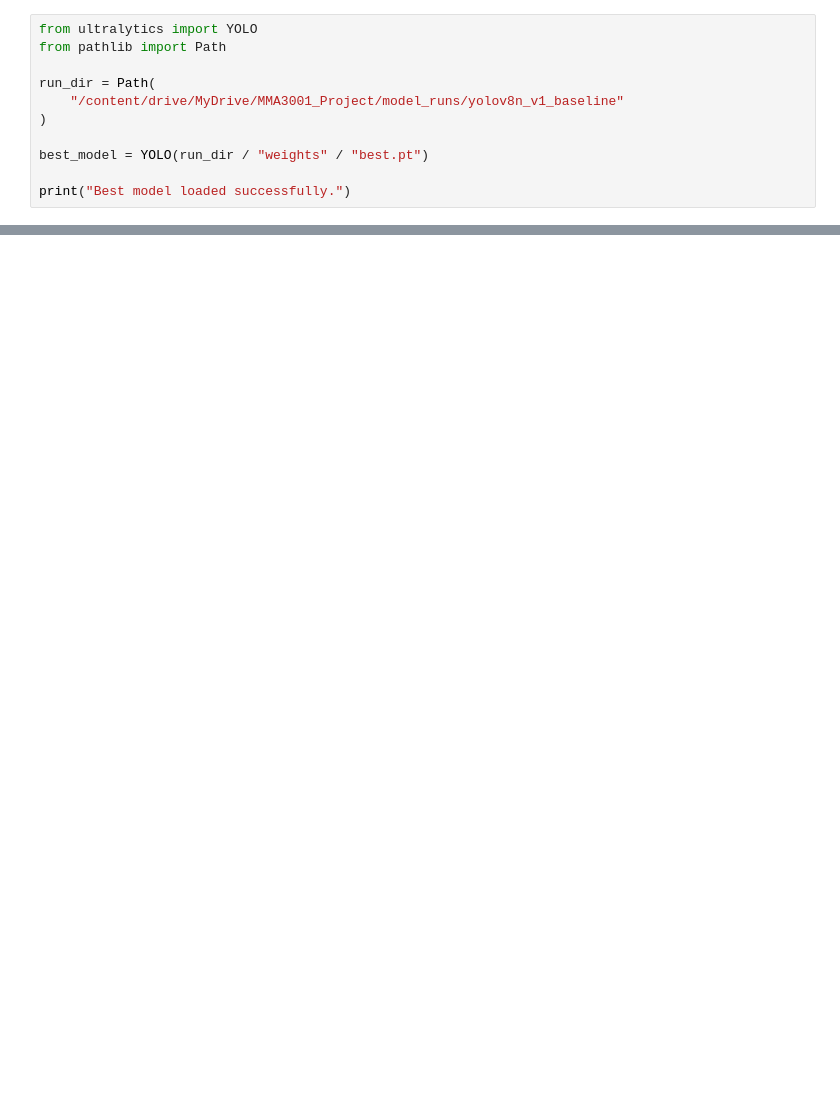
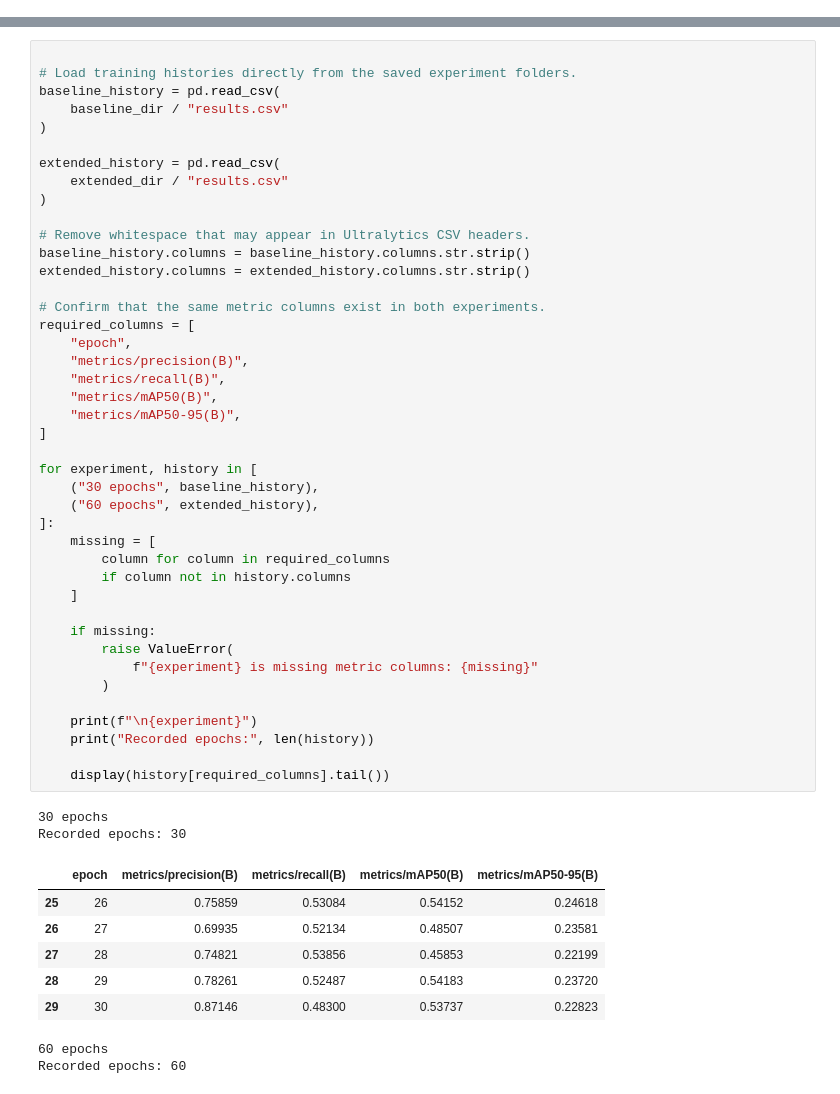
Before and after one commit to daniellawjmcc/MMA3001_Project, a Jupyter notebook: notebooks/02_training_baseline.ipynb, the cells around one changed output, grey strips where cells are left out. Cells and saved outputs as stored; diff of their text form; blank space fills up the shorter version.

```diff
--- a/notebooks/02_training_baseline.ipynb
+++ b/notebooks/02_training_baseline.ipynb
@@ -194,11 +0,0 @@ The validation set is used for model development and comparison. The independent
-# %%
-from ultralytics import YOLO
-from pathlib import Path
-
-run_dir = Path(
-    "/content/drive/MyDrive/MMA3001_Project/model_runs/yolov8n_v1_baseline"
-)
-
-best_model = YOLO(run_dir / "weights" / "best.pt")
-
-print("Best model loaded successfully.")
@@ -485,0 +223,53 @@ The YOLOv8n results are retained as the baseline for comparison with an alternat
+# %%
+
+# Load training histories directly from the saved experiment folders.
+baseline_history = pd.read_csv(
+    baseline_dir / "results.csv"
+)
+
+extended_history = pd.read_csv(
+    extended_dir / "results.csv"
+)
+
+# Remove whitespace that may appear in Ultralytics CSV headers.
+baseline_history.columns = baseline_history.columns.str.strip()
+extended_history.columns = extended_history.columns.str.strip()
+
+# Confirm that the same metric columns exist in both experiments.
+required_columns = [
+    "epoch",
+    "metrics/precision(B)",
+    "metrics/recall(B)",
+    "metrics/mAP50(B)",
+    "metrics/mAP50-95(B)",
+]
+
+for experiment, history in [
+    ("30 epochs", baseline_history),
+    ("60 epochs", extended_history),
+]:
+    missing = [
+        column for column in required_columns
+        if column not in history.columns
+    ]
+
+    if missing:
+        raise ValueError(
+            f"{experiment} is missing metric columns: {missing}"
+        )
+
+    print(f"\n{experiment}")
+    print("Recorded epochs:", len(history))
+
+    display(history[required_columns].tail())
+# %% [output]
+30 epochs
+Recorded epochs: 30
+|  | epoch | metrics/precision(B) | metrics/recall(B) | metrics/mAP50(B) | metrics/mAP50-95(B) |
+| 25 | 26 | 0.75859 | 0.53084 | 0.54152 | 0.24618 |
+| 26 | 27 | 0.69935 | 0.52134 | 0.48507 | 0.23581 |
+| 27 | 28 | 0.74821 | 0.53856 | 0.45853 | 0.22199 |
+| 28 | 29 | 0.78261 | 0.52487 | 0.54183 | 0.23720 |
+| 29 | 30 | 0.87146 | 0.48300 | 0.53737 | 0.22823 |
+60 epochs
+Recorded epochs: 60
```
Also changed, not shown: parts of 44 cells of this notebook, 17 other files.
